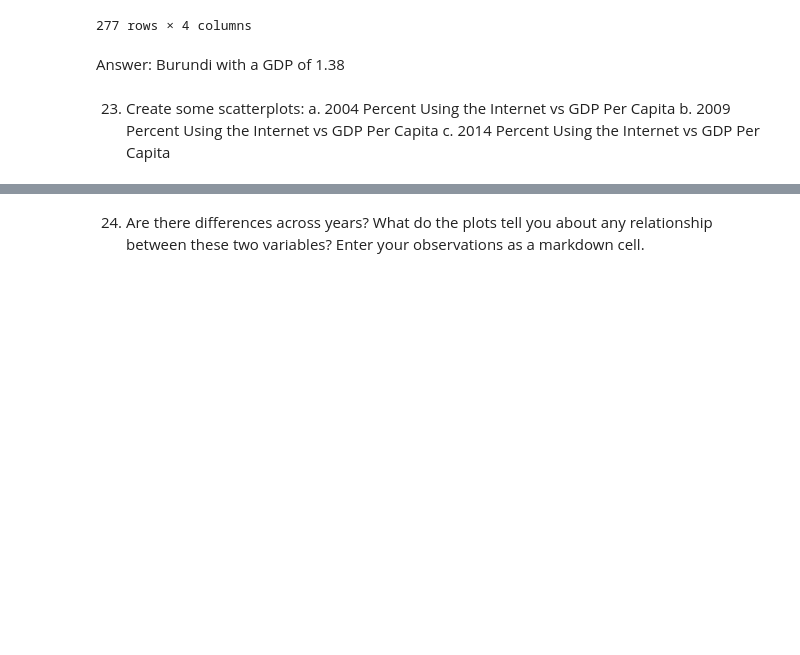
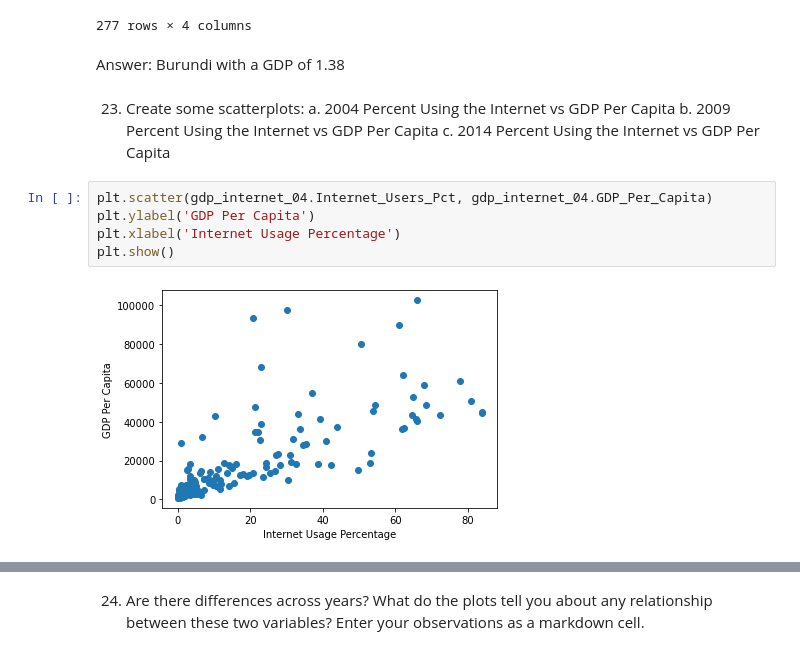
Before and after one commit to LJRollerII/GDP_and_Internet_Usage_Python, a Jupyter notebook: notebooks/UN_GDP_Internet.ipynb, the cells around one changed output, grey strips where cells are left out. Saved outputs shown, nothing was run; the diff lists cells and outputs as text; blank space fills up the shorter version.

```diff
--- a/notebooks/UN_GDP_Internet.ipynb
+++ b/notebooks/UN_GDP_Internet.ipynb
@@ -413,10 +413,17 @@ gdp_internet_14.sort_values(by='GDP_Per_Capita', ascending=True)
 | 7865 | Virgin Islands (U.S.) | 2014 | NaN | 50.07 |
 | 7887 | Yemen | 2014 | NaN | 22.55 |
 277 rows × 4 columns
-# %% [markdown]
-Answer: Burundi with a GDP of 1.38
+# %% [markdown]
+Answer: Burundi with a GDP of 1.38
 # %% [markdown]
 23. Create some scatterplots:
 a. 2004 Percent Using the Internet vs GDP Per Capita
 b. 2009 Percent Using the Internet vs GDP Per Capita
 c. 2014 Percent Using the Internet vs GDP Per Capita
+# %%
+plt.scatter(gdp_internet_04.Internet_Users_Pct, gdp_internet_04.GDP_Per_Capita)
+plt.ylabel('GDP Per Capita')
+plt.xlabel('Internet Usage Percentage')
+plt.show()
+# %% [output]
+[figure, added]
```
Also changed, not shown: parts of 27 cells of this notebook.
